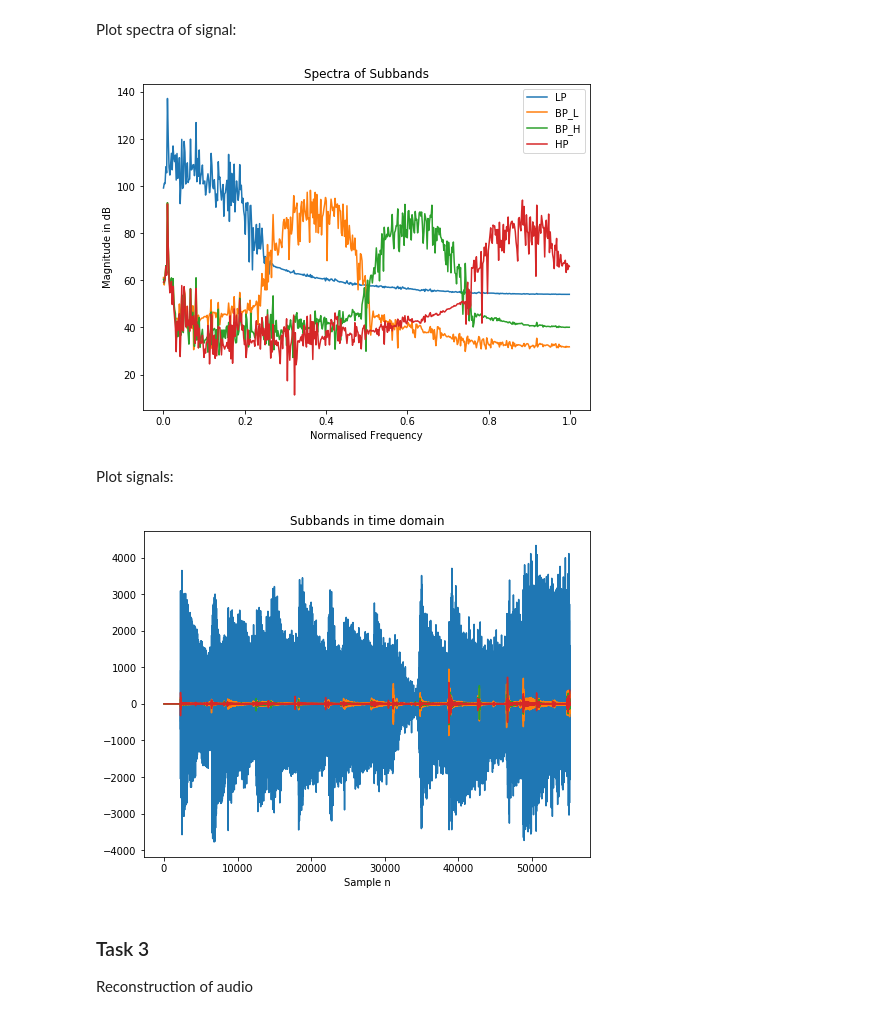
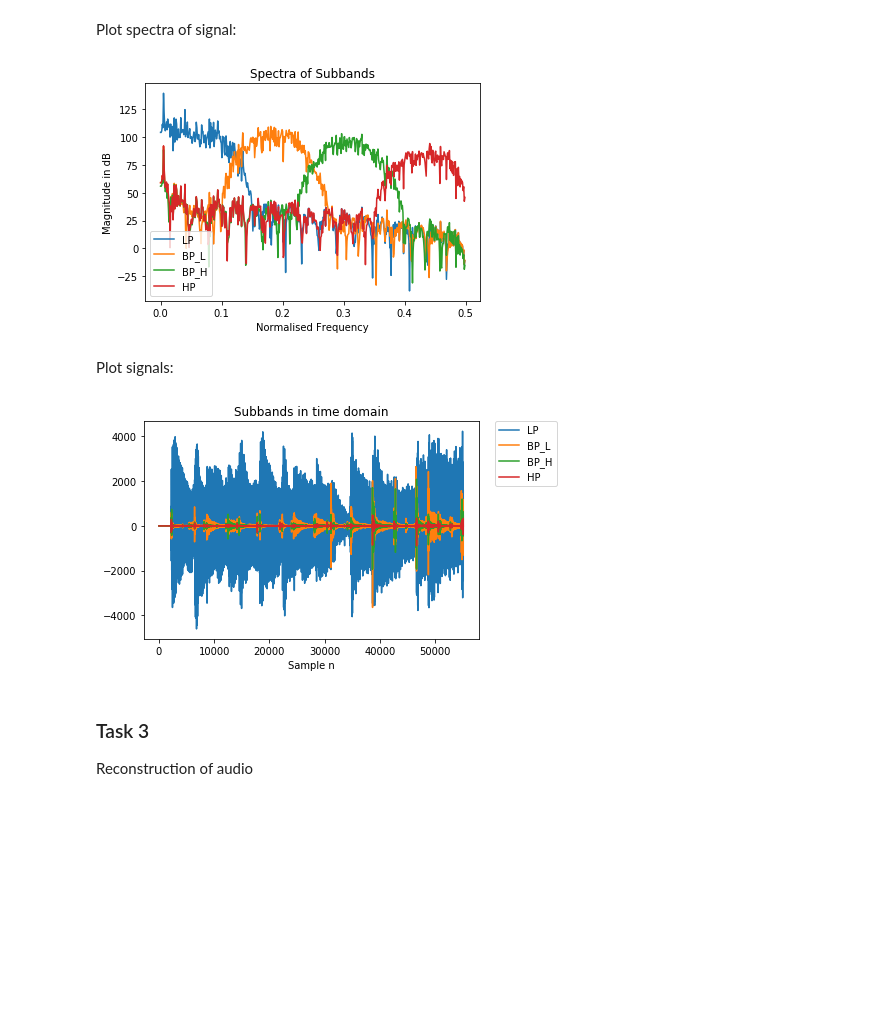
Before and after one commit to jole6826/MRSP, a Jupyter notebook: MRSP_sem1.ipynb, the cells around one changed output. Saved outputs shown, nothing was run; the diff lists cells and outputs as text; code cells hidden in the pictures; blank space fills up the shorter version.

```diff
--- a/MRSP_sem1.ipynb
+++ b/MRSP_sem1.ipynb
@@ -45,17 +45,17 @@ Create filterbank using remez function.
 filterTabs = 32
 filterbank = []
 #lowpass
-filterbank.append(sig.remez(filterTabs,[0, 0.115, 0.135, 0.5],[1 , 0],[1, 1000]))
+filterbank.append(sig.remez(filterTabs,[0, 0.125, 0.15, 0.5],[1 , 0],[1, 1000]))
 # bandpass low
-filterbank.append(sig.remez(filterTabs,[0, 0.115, 0.135, 0.24, 0.26, 0.5],[0, 1 , 0],[1000, 1, 1000]))
+filterbank.append(sig.remez(filterTabs,[0, 0.1, 0.125, 0.25, 0.275, 0.5],[0, 1 , 0],[1000, 1, 1000]))
 # bandpass high
-filterbank.append(sig.remez(filterTabs,[0, 0.24, 0.26, 0.365, 0.385, 0.5],[0, 1 , 0],[1000, 1, 1000]))
+filterbank.append(sig.remez(filterTabs,[0, 0.225, 0.25, 0.375, 0.4, 0.5],[0, 1 , 0],[1000, 1, 1000]))
 #highpass
-filterbank.append(sig.remez(filterTabs,[0, 0.365, 0.385, 0.5],[0, 1],[1000, 1]))
+filterbank.append(sig.remez(filterTabs,[0, 0.35, 0.375, 0.5],[0, 1],[1000, 1]))
 # %% [markdown]
 Apply 4-band filterbank
 # %%
-decomposed = [np.convolve(h,audio,mode='same') for h in filterbank]
+decomposed = [np.convolve(h,audio,mode='full') for h in filterbank]
 # %% [markdown]
 Playback subbands:
 # %%
@@ -116,7 +116,7 @@ Plot filter frequency responses:
 for h in filterbank:
     w,H = sig.freqz(h)
     # plot magnitude
-    plt.plot(w/np.pi,20*np.log10(np.abs(H)))
+    plt.plot(w/(np.pi*2),20*np.log10(np.abs(H)))
 plt.legend(['LP','BP_L','BP_H','HP'])
 plt.title('Frequency response of Filter Bank')
 plt.xlabel('Normalised Frequency')
@@ -130,7 +130,7 @@ Plot spectra of signal:
 for s in decomposed:
     w,H = sig.freqz(s)
     # plot magnitude
-    plt.plot(w/np.pi,20*np.log10(np.abs(H)))
+    plt.plot(w/(np.pi*2),20*np.log10(np.abs(H)))
 
 plt.legend(['LP','BP_L','BP_H','HP'])
 plt.title('Spectra of Subbands')
@@ -138,17 +138,18 @@ plt.xlabel('Normalised Frequency')
 plt.ylabel('Magnitude in dB')
 plt.show()
 # %% [output]
-[figure, old version]
+[figure, new version]
 # %% [markdown]
 Plot signals:
 # %%
 for s in downsampledBands:
     plt.plot(s)
 plt.title('Subbands in time domain')
 plt.xlabel('Sample n')
+plt.legend(['LP','BP_L','BP_H','HP'], bbox_to_anchor=(1.05, 1), loc=2, borderaxespad=0.)
 plt.show()
 # %% [output]
-[figure, old version]
+[figure, new version]
 # %% [markdown]
 ### Task 3
 
```
Also changed, not shown: parts of 9 cells of this notebook, 1 other file.
